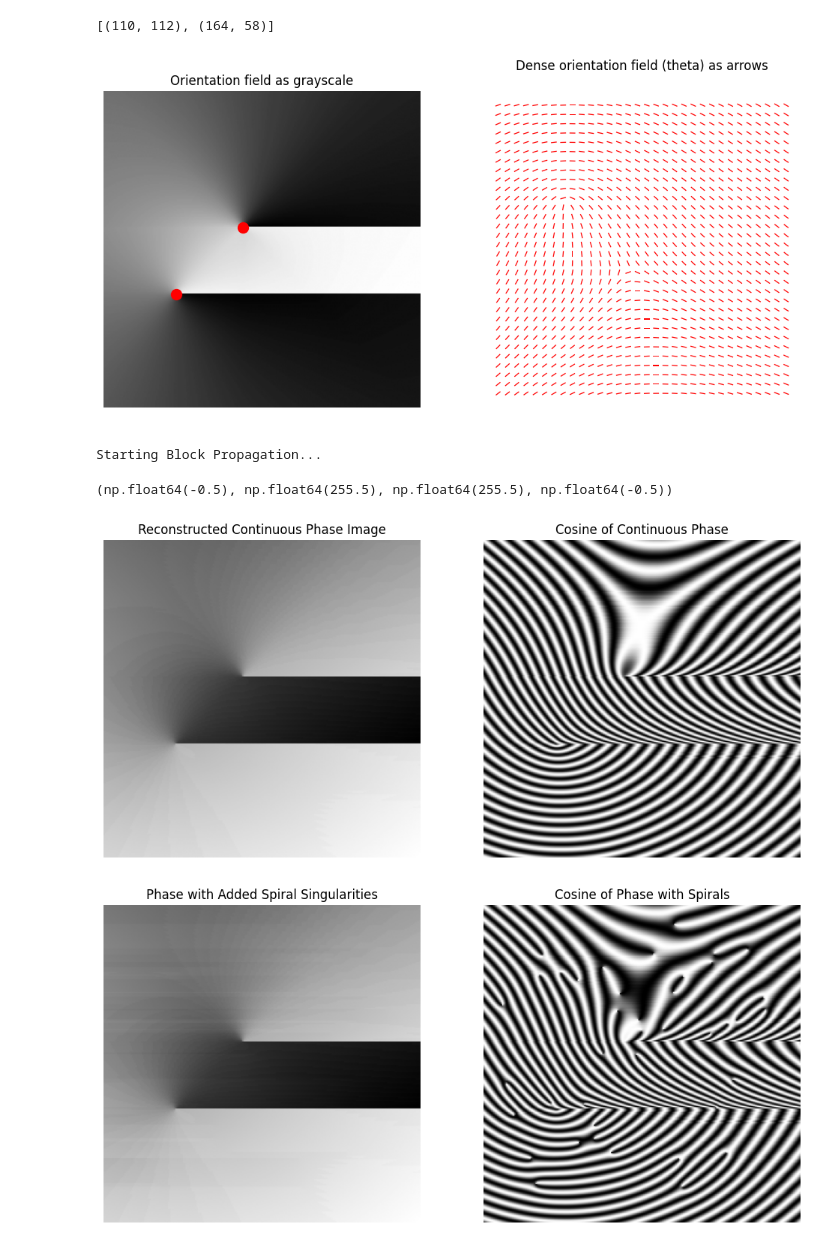
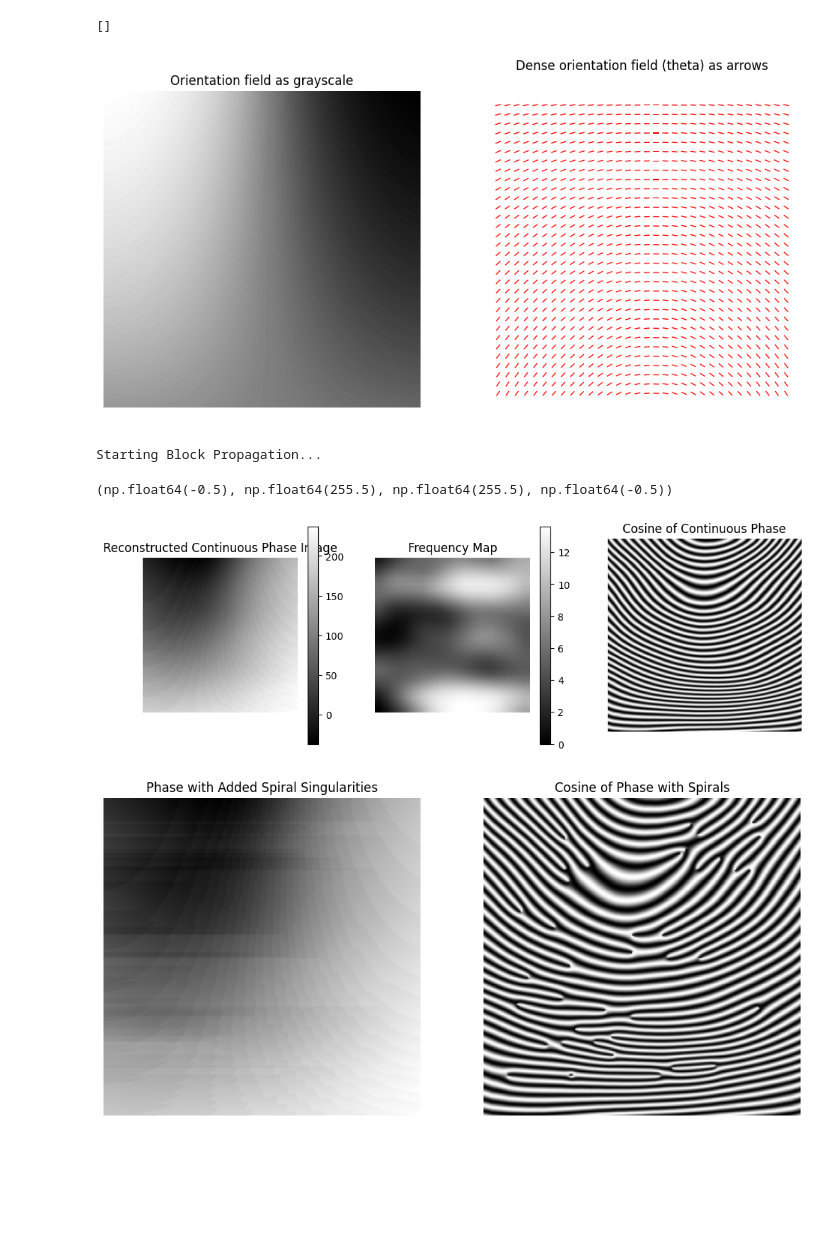
Before and after one commit to therealozp/fingerprint-generator, a Jupyter notebook: omap_to_phase.ipynb, the cells around one changed output. Cells and saved outputs as stored; diff of their text form; code cells hidden in the pictures; blank space fills up the shorter version.

```diff
--- a/omap_to_phase.ipynb
+++ b/omap_to_phase.ipynb
@@ -4,7 +4,7 @@ from utils.generation import *
 from utils.filters import *
 from utils.density_map import *
 # %%
-singularity_type = 3
+singularity_type = 1
 width = 256
 height = 256
 
@@ -99,17 +99,38 @@ unwrapped_orientation = unwrap_with_smart_cuts(
 
 plot_orientation_field(unwrapped_orientation, singularities=singularities)
 # %% [output]
-[(110, 112), (164, 58)]
+[]
-[figure, old version]
+[figure, new version]
 # %%
 import numpy as np
 from collections import deque
 
-def reconstruct_continuous_phase(unwrapped_orientation, mask, block_size=8, f=0.12):
+def select_and_merge_density_maps(width, height):
+    freq1 = load_random_density_map()
+    freq2 = load_random_density_map()
+
+    # Possibly load a third map
+    flag_3 = rand() > 0.5
+    freq3 = load_random_density_map() if flag_3 else None
+
+    # Merge maps
+    if flag_3:
+        freq = (freq1 + freq2 + freq3) / 3 / 255.0
+    else:
+        freq = (freq1 + freq2) / 2 / 255.0
+
+    # Resize to target dimensions, normalize to [0, 1]
+    f_den = cv2.resize(freq, (width, height), interpolation=cv2.INTER_LINEAR)
+    f_den = (f_den - np.min(f_den)) / (np.max(f_den) - np.min(f_den))
+
+    return f_den
+
+def reconstruct_continuous_phase(unwrapped_orientation, mask, block_size=8, f=0.15):
     # 1. Compute the Gradient Field G (Eq 13) using Complex Exponentials
     # G(m,n) = 2 * pi * f * exp(i * (O_u + pi/2))
     # This replaces manual sin/cos calculations.
     magnitude = 2 * np.pi * f
+
     # The orientation is shifted by pi/2 to be normal to the ridges
     complex_orientation = np.exp(1j * (unwrapped_orientation + np.pi/2))
     G_complex = magnitude * complex_orientation
@@ -229,25 +250,37 @@ def reconstruct_continuous_phase(unwrapped_orientation, mask, block_size=8, f=0.
 # %%
 phase = reconstruct_continuous_phase(
     unwrapped_orientation=unwrapped_orientation,
     mask=np.ones_like(unwrapped_orientation, dtype=bool),
     block_size=1,
-    f=0.12
+    f=0.12,
 )
+minor_noise_factor = phase.std() * 0.2
+freq_map = select_and_merge_density_maps(width, height) * minor_noise_factor
 
-plt.figure(figsize=(12, 6))
-plt.subplot(1,2,1)
+phase += freq_map
+
+plt.figure(figsize=(12, 4))
+plt.subplot(1,3,1)
 plt.imshow(phase, cmap="gray")
 plt.title("Reconstructed Continuous Phase Image")
 plt.axis("off")
+plt.colorbar()
 
-plt.subplot(1,2,2)
+
+plt.subplot(1,3,2)
+plt.imshow(freq_map, cmap="gray")
+plt.title("Frequency Map")
+plt.axis("off")
+plt.colorbar()
+
+plt.subplot(1, 3, 3)
 plt.imshow(np.cos(phase), cmap="gray")
 plt.title("Cosine of Continuous Phase")
 plt.axis("off")
 # %% [output]
 Starting Block Propagation...
 (np.float64(-0.5), np.float64(255.5), np.float64(255.5), np.float64(-0.5))
-[figure, old version]
+[figure, new version]
 # %%
 def add_spiral_phase(psi, points, polarities):
     # points: list of (y,x); polarities: +1 for termination, -1 for bifurcation (convention)
@@ -285,4 +318,4 @@ plt.title("Cosine of Phase with Spirals")
 plt.axis("off")
 plt.show()
 # %% [output]
-[figure, old version]
+[figure, new version]
```
Also changed, not shown: parts of 1 cell of this notebook, 6 other files.
